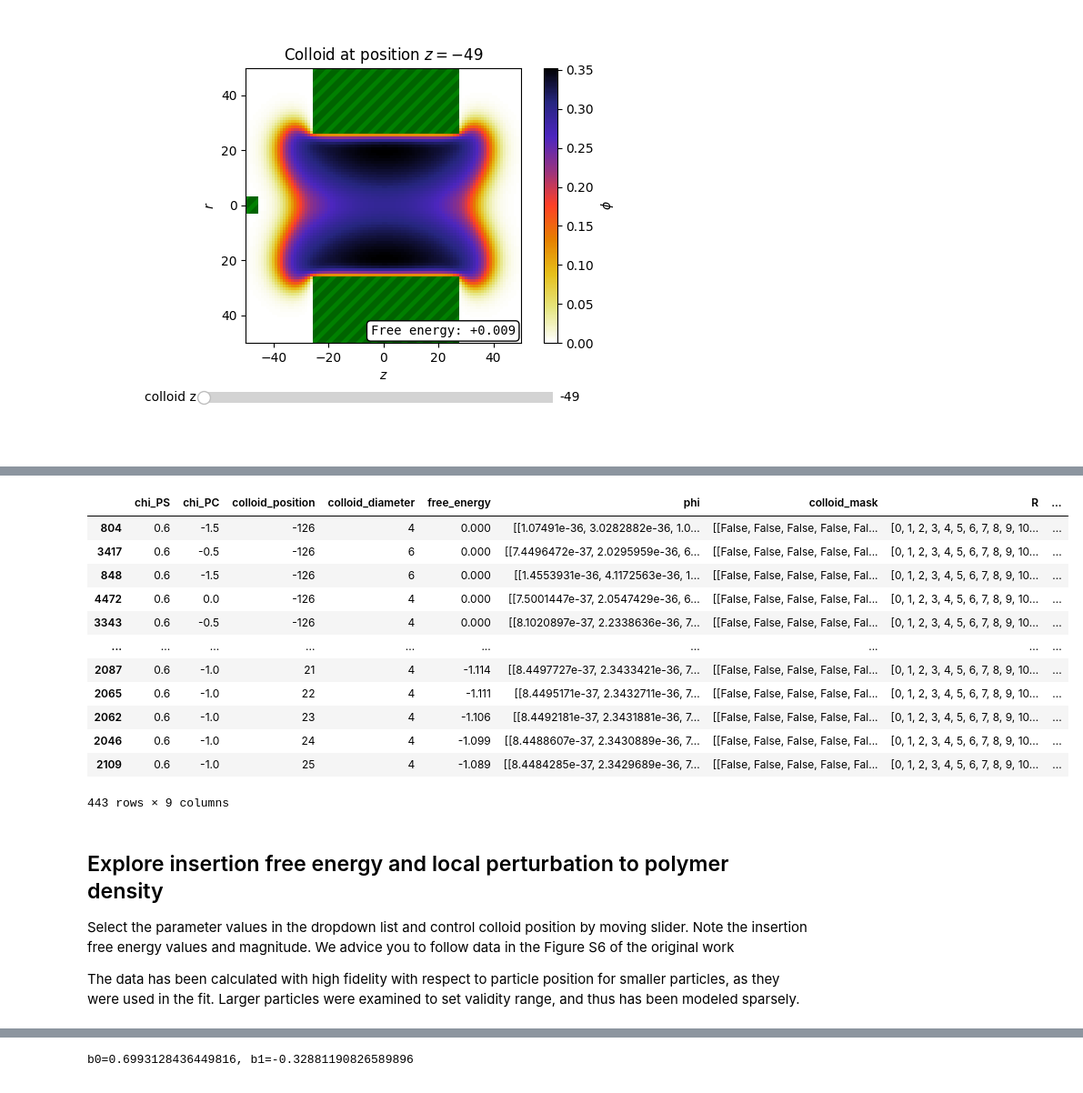
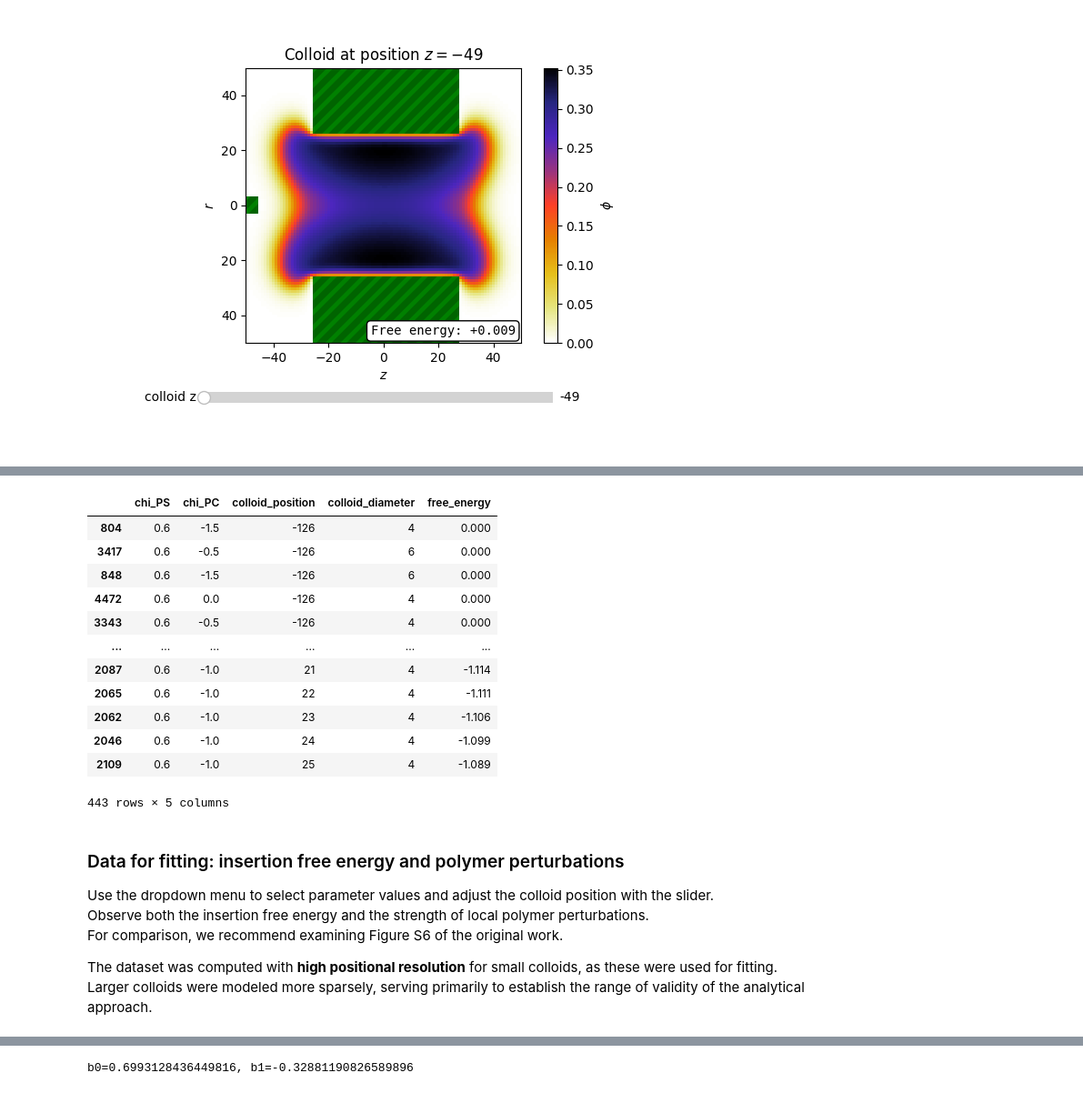
Before and after one commit to miklakt/diffusion_polymer_mesopores, a Jupyter notebook: main.ipynb, the cells around one changed output, grey strips where cells are left out. Shown at 91% size. Saved outputs shown, nothing was run; the diff lists cells and outputs as text; code cells hidden in the pictures.

```diff
--- a/main.ipynb
+++ b/main.ipynb
@@ -202,26 +273,42 @@ We will use already precomputed insertion free energy values
 # %%
 import pandas as pd
-#to spare time we present a selection of precomputed values for small particles used to preform fit for chi_PS = 0.6, chi_PC = 0.0, -0.5, -1.0, -1.5
-precomputed_SCF_results = pd.read_pickle("/home/ml/Studium/sfb_empty_pore/precomputed_SCF_results.pkl")
-display(precomputed_SCF_results)
+
+# ----------------------------------------------------------------------
+# Load precomputed SF-SCF results
+# ----------------------------------------------------------------------
+# To save time, we use a selection of precomputed results for small particles d= {4, 6}
+# with chi_PS = 0.6 and chi_PC = {0.0, -0.5, -1.0, -1.5}.
+#
+# Direct calculation of this dataset would take several days on a modern
+# personal computer, so we rely on cached results here.
+# ----------------------------------------------------------------------
+
+precomputed_SCF_results = pd.read_pickle(
+    "/home/ml/Studium/sfb_empty_pore/precomputed_SCF_results.pkl"
+)
+
+display(precomputed_SCF_results[["chi_PS", "chi_PC", "colloid_position", "colloid_diameter", "free_energy"]])
 # %% [output]
-|  | chi_PS | chi_PC | colloid_position | colloid_diameter | free_energy | phi | colloid_mask | R | ... |
-| 804 | 0.6 | -1.5 | -126 | 4 | 0.000 | [[1.07491e-36, 3.0282882e-36, 1.0... | [[False, False, False, False, Fal... | [0, 1, 2, 3, 4, 5, 6, 7, 8, 9, 10... | ... |
-| 3417 | 0.6 | -0.5 | -126 | 6 | 0.000 | [[7.4496472e-37, 2.0295959e-36, 6... | [[False, False, False, False, Fal... | [0, 1, 2, 3, 4, 5, 6, 7, 8, 9, 10... | ... |
-| 848 | 0.6 | -1.5 | -126 | 6 | 0.000 | [[1.4553931e-36, 4.1172563e-36, 1... | [[False, False, False, False, Fal... | [0, 1, 2, 3, 4, 5, 6, 7, 8, 9, 10... | ... |
-| 4472 | 0.6 | 0.0 | -126 | 4 | 0.000 | [[7.5001447e-37, 2.0547429e-36, 6... | [[False, False, False, False, Fal... | [0, 1, 2, 3, 4, 5, 6, 7, 8, 9, 10... | ... |
-| 3343 | 0.6 | -0.5 | -126 | 4 | 0.000 | [[8.1020897e-37, 2.2338636e-36, 7... | [[False, False, False, False, Fal... | [0, 1, 2, 3, 4, 5, 6, 7, 8, 9, 10... | ... |
-| ... | ... | ... | ... | ... | ... | ... | ... | ... | ... |
-| 2087 | 0.6 | -1.0 | 21 | 4 | -1.114 | [[8.4497727e-37, 2.3433421e-36, 7... | [[False, False, False, False, Fal... | [0, 1, 2, 3, 4, 5, 6, 7, 8, 9, 10... | ... |
-| 2065 | 0.6 | -1.0 | 22 | 4 | -1.111 | [[8.4495171e-37, 2.3432711e-36, 7... | [[False, False, False, False, Fal... | [0, 1, 2, 3, 4, 5, 6, 7, 8, 9, 10... | ... |
-| 2062 | 0.6 | -1.0 | 23 | 4 | -1.106 | [[8.4492181e-37, 2.3431881e-36, 7... | [[False, False, False, False, Fal... | [0, 1, 2, 3, 4, 5, 6, 7, 8, 9, 10... | ... |
-| 2046 | 0.6 | -1.0 | 24 | 4 | -1.099 | [[8.4488607e-37, 2.3430889e-36, 7... | [[False, False, False, False, Fal... | [0, 1, 2, 3, 4, 5, 6, 7, 8, 9, 10... | ... |
-| 2109 | 0.6 | -1.0 | 25 | 4 | -1.089 | [[8.4484285e-37, 2.3429689e-36, 7... | [[False, False, False, False, Fal... | [0, 1, 2, 3, 4, 5, 6, 7, 8, 9, 10... | ... |
+|  | chi_PS | chi_PC | colloid_position | colloid_diameter | free_energy |
+| 804 | 0.6 | -1.5 | -126 | 4 | 0.000 |
+| 3417 | 0.6 | -0.5 | -126 | 6 | 0.000 |
+| 848 | 0.6 | -1.5 | -126 | 6 | 0.000 |
+| 4472 | 0.6 | 0.0 | -126 | 4 | 0.000 |
+| 3343 | 0.6 | -0.5 | -126 | 4 | 0.000 |
+| ... | ... | ... | ... | ... | ... |
+| 2087 | 0.6 | -1.0 | 21 | 4 | -1.114 |
+| 2065 | 0.6 | -1.0 | 22 | 4 | -1.111 |
+| 2062 | 0.6 | -1.0 | 23 | 4 | -1.106 |
+| 2046 | 0.6 | -1.0 | 24 | 4 | -1.099 |
+| 2109 | 0.6 | -1.0 | 25 | 4 | -1.089 |
-443 rows × 9 columns
+443 rows × 5 columns
 # %% [markdown]
-## Explore insertion free energy and local perturbation to polymer density
+### Data for fitting: insertion free energy and polymer perturbations
 
-Select the parameter values in the dropdown list and control colloid position by moving slider. Note the insertion free energy values and magnitude. We advice you to follow data in the Figure S6 of the original work
+Use the dropdown menu to select parameter values and adjust the colloid position with the slider.
+Observe both the insertion free energy and the strength of local polymer perturbations.
+For comparison, we recommend examining Figure S6 of the original work.
 
-The data has been calculated with high fidelity with respect to particle position for smaller particles, as they were used in the fit. Larger particles were examined to set validity range, and thus has been modeled sparsely.
+The dataset was computed with **high positional resolution** for small colloids, as these were used for fitting.
+Larger colloids were modeled more sparsely, serving primarily to establish the range of validity of the analytical approach.
 # %%
```
Also changed, not shown: parts of 21 cells of this notebook, 2 other files.
